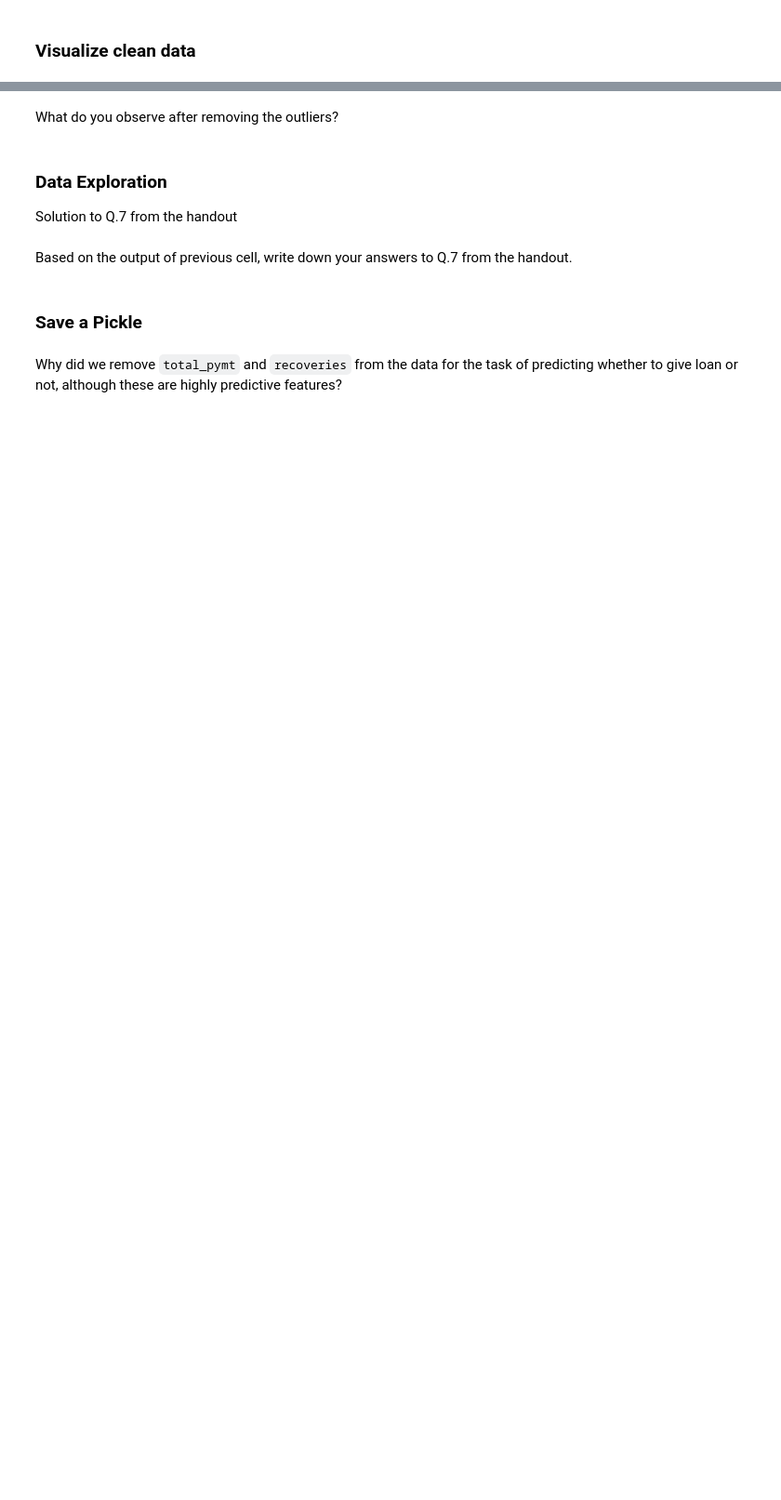
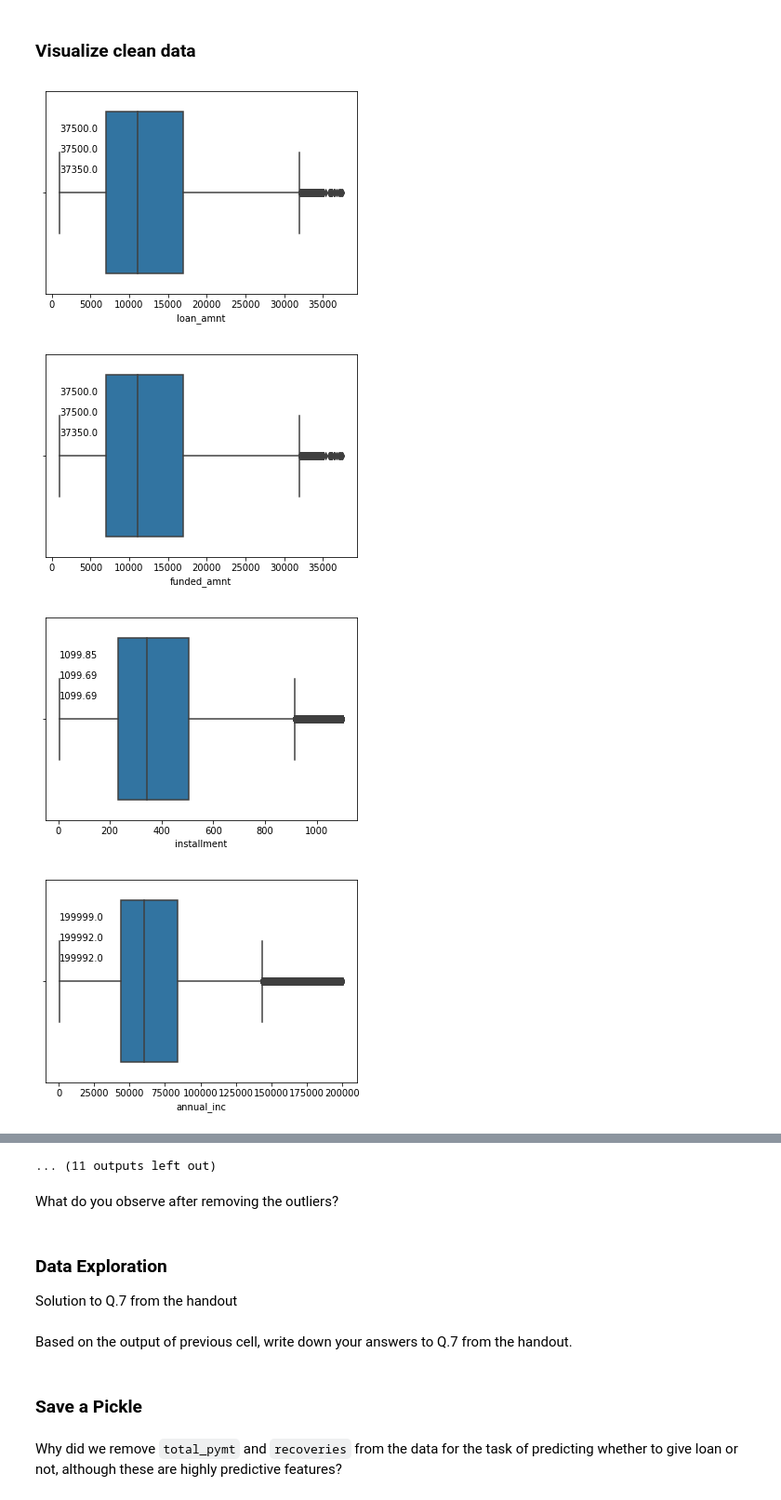
Before and after one commit to vickyzzn/LendingClubCase, a Jupyter notebook: CS-Phase 2 (2).ipynb, the cells around one changed output, grey strips where cells are left out. Shown at 93% size. Drawn from its saved outputs; the diff is of its cells as text; code cells hidden in the pictures; blank space fills up the shorter version.

```diff
--- a/CS-Phase 2 (2).ipynb
+++ b/CS-Phase 2 (2).ipynb
@@ -285,14 +285,14 @@ def ret_method_3(T, i):
     # Assuming the amount is immediately re-invested at the prime
     # rate, find the total amount of money we'll have by the end
     # of the loan
-    cash_by_end_of_loan = actual_installment* (1-(1+i)**final_data.term_num)/(1-(1+i)) # compute the quantity given in [] in eq.2.3 of handout
+    cash_by_end_of_loan = actual_installment* (1-(1+i/12)**final_data.term_num)/(1-(1+i/12)) # compute the quantity given in [] in eq.2.3 of handout
     cash_by_end_of_loan = cash_by_end_of_loan + final_data.recoveries
 
     # Assuming that cash is then re-invested at the prime rate,
     # with monthly re-investment, until T months from the start
     # of the loan
     remaining_months = T - final_data['loan_length']
-    final_return = cash_by_end_of_loan *(i**remaining_months)
+    final_return = cash_by_end_of_loan *((1+i/12)**remaining_months)
 
     # Find the percentage return
     ret_val = (12/T) * (final_return-final_data['funded_amnt'])/final_data['funded_amnt']
@@ -417,6 +467,16 @@ print("Removed " + str(n_rows - len(final_data)) + " rows")
 ### Visualize clean data
 # %%
 # Visualize the data again after cleaning
-...
-...
-...
+# visualize continuous features
+visualize_float_columns()
+
+# visulaize categorical features
+visualize_cat_columns()
+
+# visualize date columns
+visualize_date_columns()
+# %% [output]
+[figure, added]
+[figure, added]
+[figure, added]
+[figure, added]
@@ -423,2 +491,3 @@ print("Removed " + str(n_rows - len(final_data)) + " rows")
+... (11 outputs left out)
 # %%
 # Visualize the feature correlations
```
Also changed, not shown: parts of 11 cells of this notebook.
